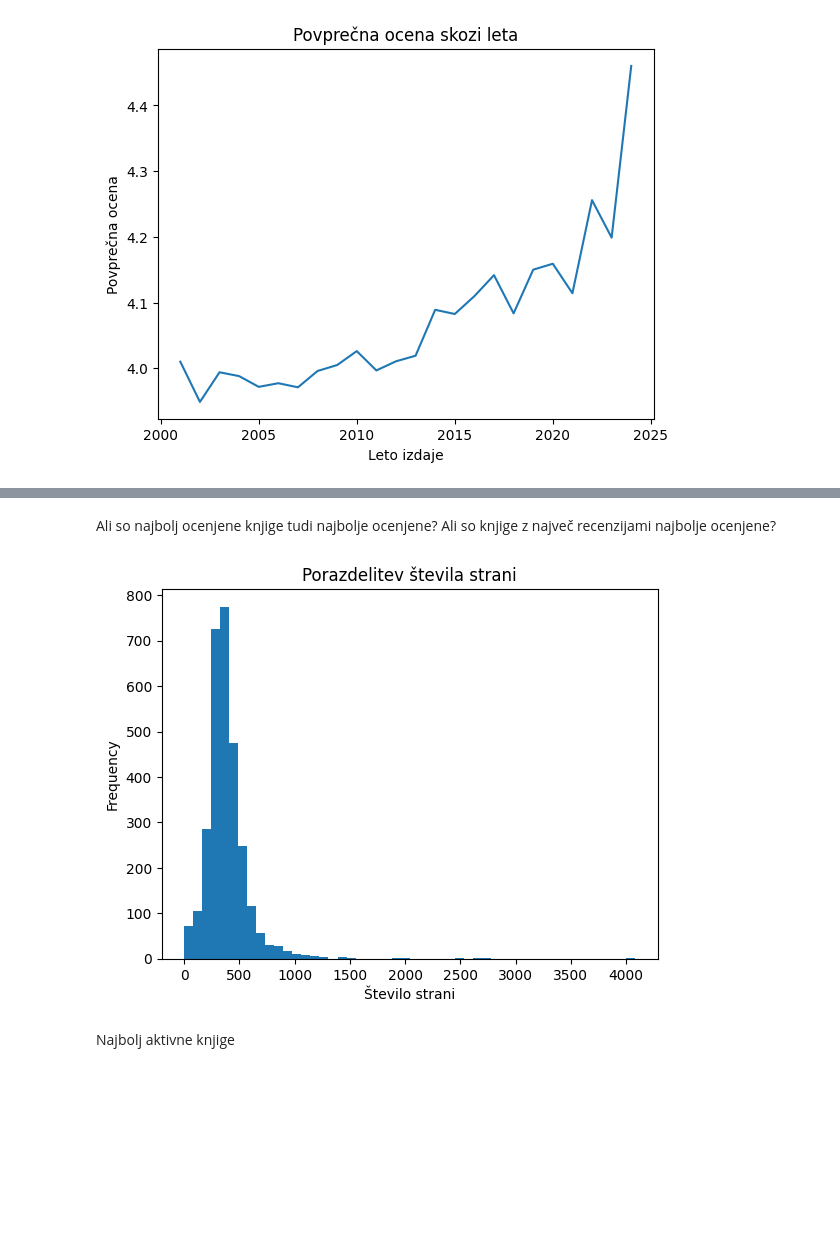
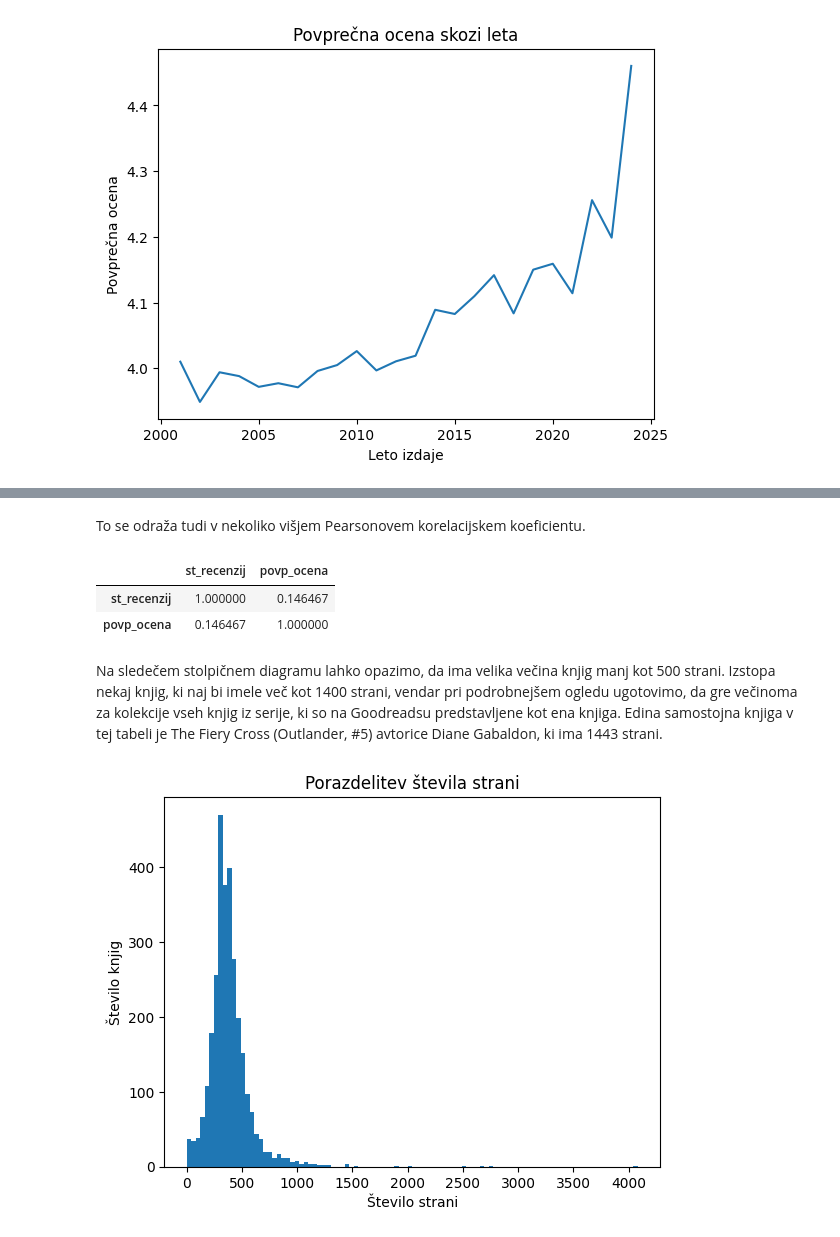
Before and after one commit to staricveronika/uvp-projektna-naloga, a Jupyter notebook: analiza_podatkov.ipynb, the cells around one changed output, grey strips where cells are left out. Drawn from its saved outputs; the diff is of its cells as text; code cells hidden in the pictures; blank space fills up the shorter version.

Commit message:
Dodana analiza števila strani.

```diff
--- a/analiza_podatkov.ipynb
+++ b/analiza_podatkov.ipynb
@@ -35,3 +38,4 @@ Oglejmo si, v katerem desetletju in je izšlo največ knjig na tem seznamu, kate
 # %%
-knjige["desetletje"] = (knjige["leto_izdaje"] // 10) * 10
+knjige_desetletja = knjige.copy() # da originalna razpredelnica ostane brez stolpca desetletje
+knjige_desetletja["desetletje"] = (knjige_desetletja["leto_izdaje"] // 10) * 10
 # %%
@@ -95,11 +169,17 @@ plt.show()
+# %% [markdown]
+To se odraža tudi v nekoliko višjem Pearsonovem korelacijskem koeficientu.
+# %%
+knjige[["st_recenzij", "povp_ocena"]].corr()
+# %% [output]
+|  | st_recenzij | povp_ocena |
+| st_recenzij | 1.000000 | 0.146467 |
+| povp_ocena | 0.146467 | 1.000000 |
 # %% [markdown]
-Ali so najbolj ocenjene knjige tudi najbolje ocenjene?
-Ali so knjige z največ recenzijami najbolje ocenjene?
+Na sledečem stolpičnem diagramu lahko opazimo, da ima velika večina knjig manj kot 500 strani. Izstopa nekaj knjig, ki naj bi imele več kot 1400 strani, vendar pri podrobnejšem ogledu ugotovimo, da gre večinoma za kolekcije vseh knjig iz serije, ki so na Goodreadsu predstavljene kot ena knjiga. Edina samostojna knjiga v tej tabeli je The Fiery Cross (Outlander, #5) avtorice Diane Gabaldon, ki ima 1443 strani.
 # %%
-knjige["st_strani"].plot.hist(bins=50, title="Porazdelitev števila strani")
+knjige["st_strani"].plot.hist(bins=100, title="Porazdelitev števila strani")
 plt.xlabel("Število strani")
+plt.ylabel("Število knjig")
 plt.show()
 # %% [output]
-[figure, old version]
+[figure, new version]
-# %% [markdown]
-Najbolj aktivne knjige
```
Also changed, not shown: parts of 22 cells of this notebook.
